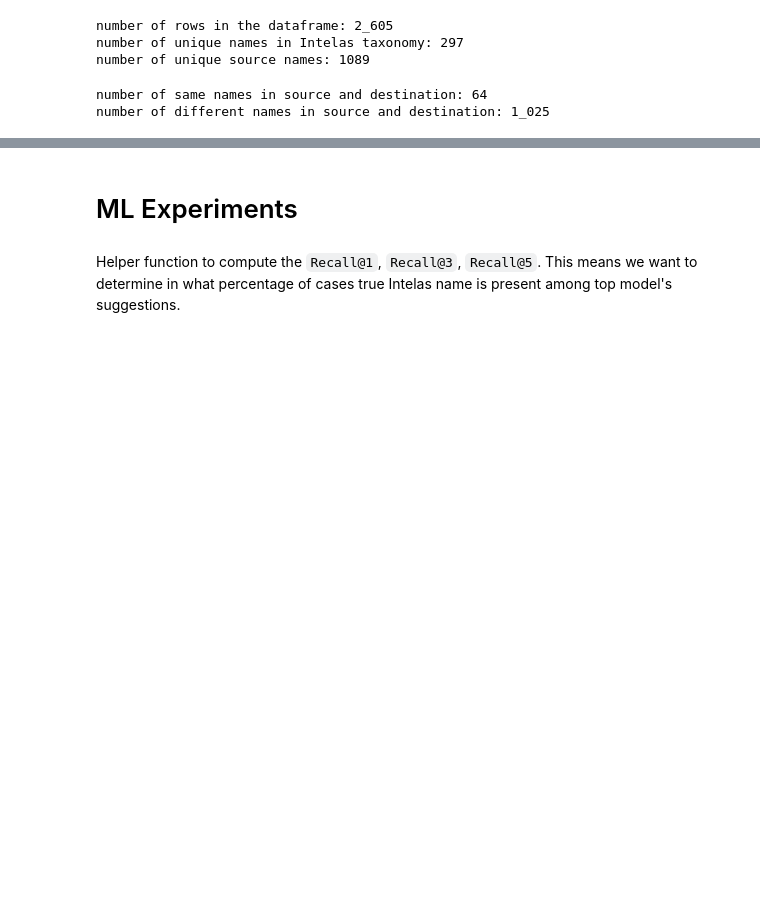
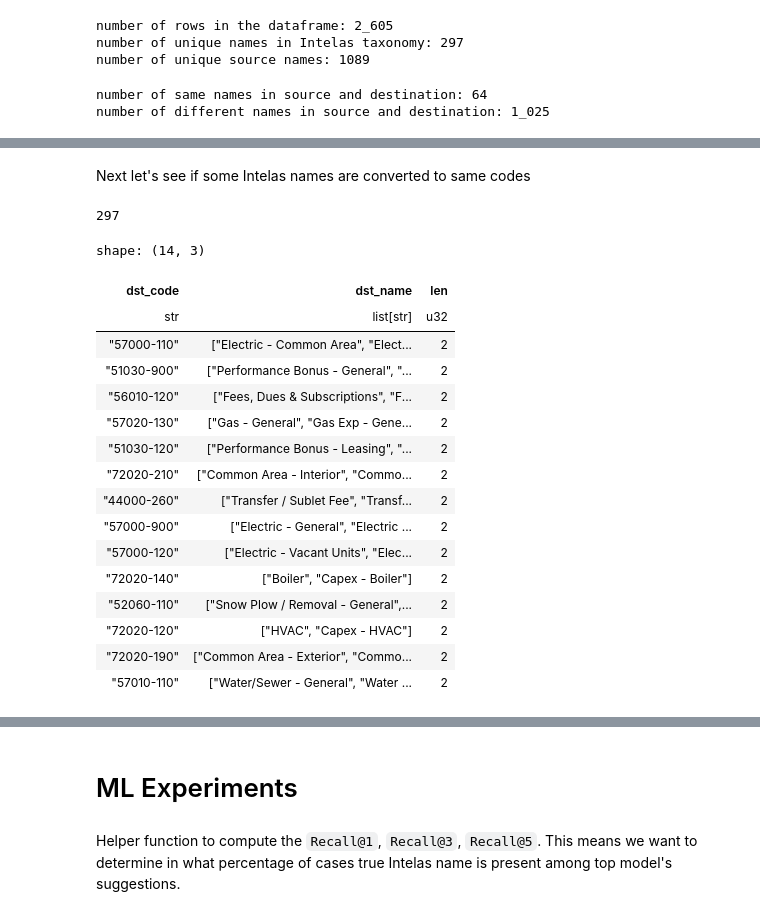
Before and after one commit to maiiabocharova/ML_interview_assignment, a Jupyter notebook: notebooks/Intelas_interview.ipynb, the cells around one changed output, grey strips where cells are left out. Drawn from its saved outputs; the diff is of its cells as text; code cells hidden in the pictures; blank space fills up the shorter version.

```diff
--- a/notebooks/Intelas_interview.ipynb
+++ b/notebooks/Intelas_interview.ipynb
@@ -156,0 +160,38 @@ shape: (3, 7)
+# %% [markdown]
+Next let's see if some Intelas names are converted to same codes
+# %%
+temp = df[['dst_code', 'dst_name']].unique()
+print(temp.shape[0])
+(
+    temp
+    .groupby('dst_code')
+    .agg([
+        pl.col('dst_name')
+    ])
+    .with_columns([
+        pl.col('dst_name').arr.lengths().alias('len')
+    ])
+    .filter(
+        pl.col('len') != 1
+    )
+    .sort('len', reverse=True)
+)
+# %% [output]
+297
+shape: (14, 3)
+| dst_code | dst_name | len |
+| str | list[str] | u32 |
+| "57000-110" | ["Electric - Common Area", "Elect... | 2 |
+| "51030-900" | ["Performance Bonus - General", "... | 2 |
+| "56010-120" | ["Fees, Dues & Subscriptions", "F... | 2 |
+| "57020-130" | ["Gas - General", "Gas Exp - Gene... | 2 |
+| "51030-120" | ["Performance Bonus - Leasing", "... | 2 |
+| "72020-210" | ["Common Area - Interior", "Commo... | 2 |
+| "44000-260" | ["Transfer / Sublet Fee", "Transf... | 2 |
+| "57000-900" | ["Electric - General", "Electric ... | 2 |
+| "57000-120" | ["Electric - Vacant Units", "Elec... | 2 |
+| "72020-140" | ["Boiler", "Capex - Boiler"] | 2 |
+| "52060-110" | ["Snow Plow / Removal - General",... | 2 |
+| "72020-120" | ["HVAC", "Capex - HVAC"] | 2 |
+| "72020-190" | ["Common Area - Exterior", "Commo... | 2 |
+| "57010-110" | ["Water/Sewer - General", "Water ... | 2 |
```
Also changed, not shown: parts of 12 cells of this notebook, 1 other file.
